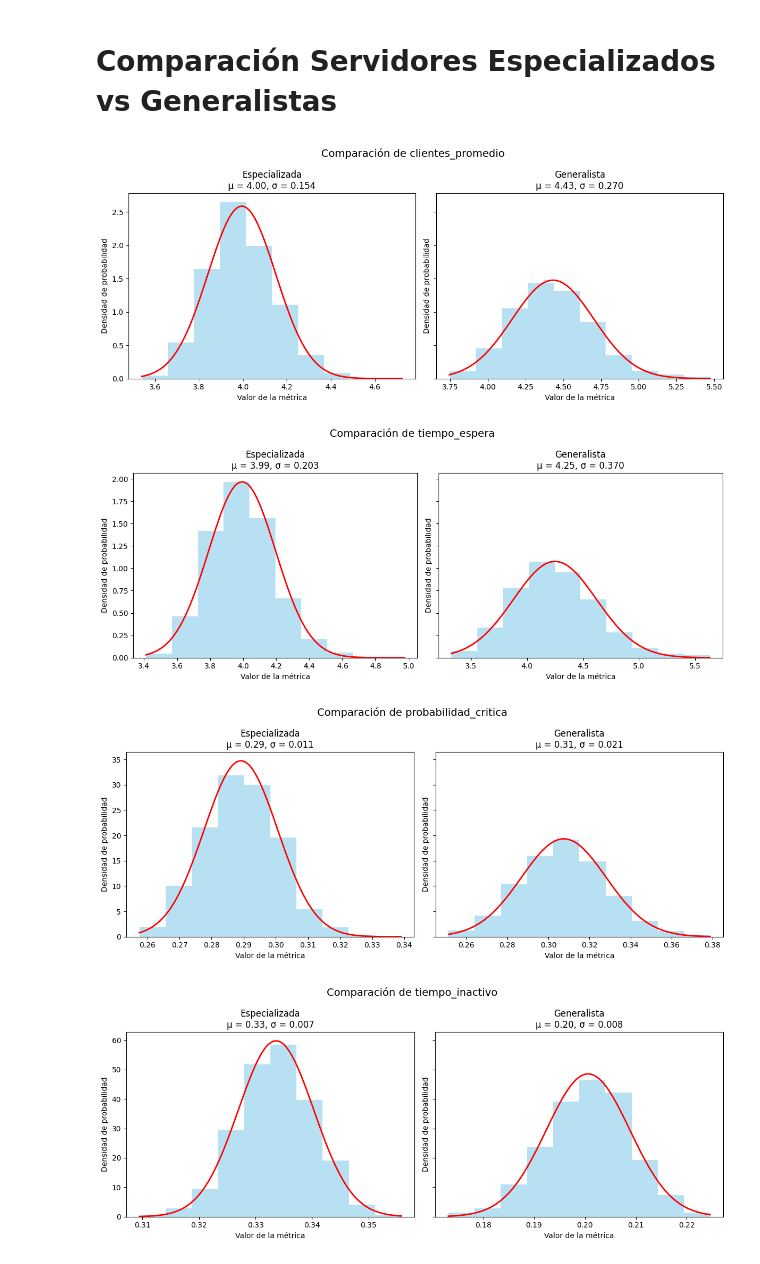
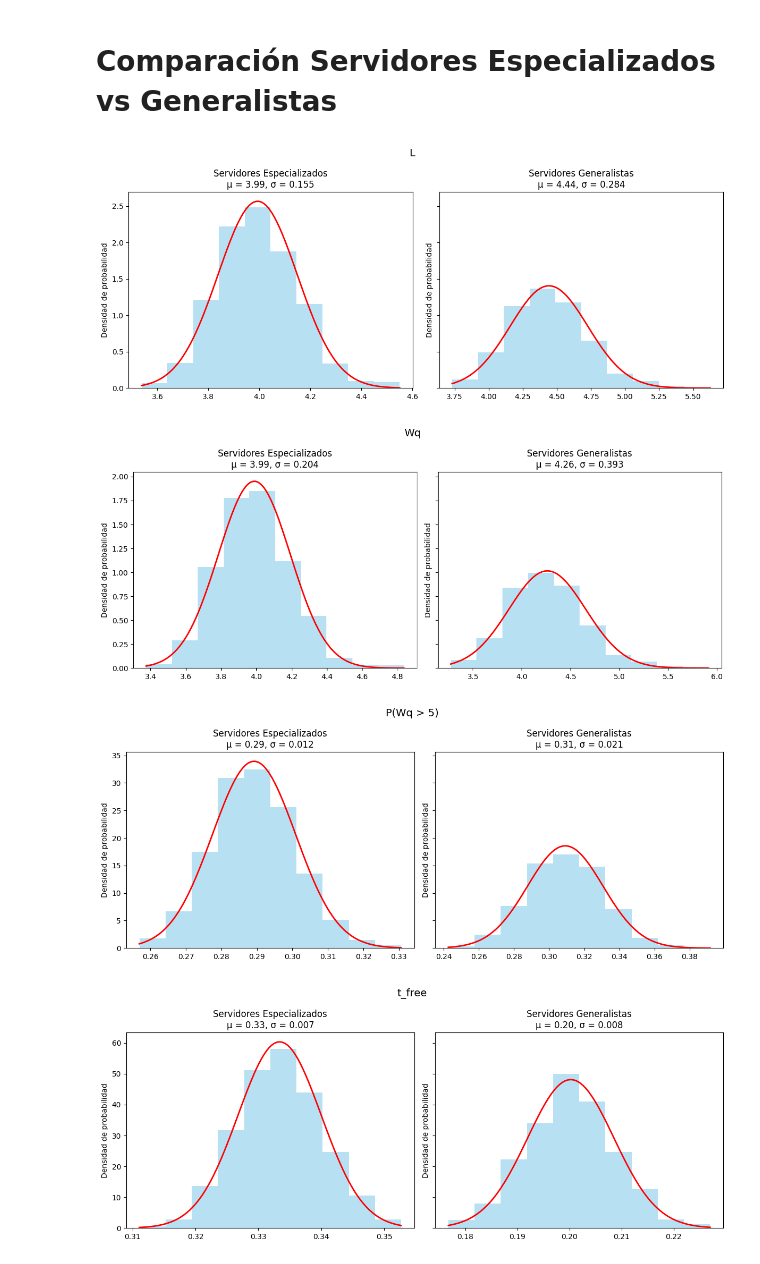
Before and after one commit to lido1015/QueueSim, a Jupyter notebook: sim.ipynb, the cells around one changed output. Drawn from its saved outputs; the diff is of its cells as text; code cells hidden in the pictures.

```diff
--- a/sim.ipynb
+++ b/sim.ipynb
@@ -135,19 +161,19 @@ import matplotlib.pyplot as plt
 import numpy as np
 from scipy.stats import norm
 
-def run_multiple_simulations(n_simulations, strategy, lambda1, lambda2, mu1, mu2, tk, sim_time):
+def run_multiple_simulations(n, s, lambda1, lambda2, t1, t2, tk, sim_time):
     """
     Ejecuta múltiples simulaciones y recolecta métricas
     """
     metrics = {
-        'avg_clients': [],
-        'waiting_time': [],
-        'p_over_tk': [],
-        'idle_time': []
+        'L': [],
+        'Wq': [],
+        'P_Wq_over_tk': [],
+        't_free': []
     }
 
-    for _ in range(n_simulations):
-        result = simulate(strategy, lambda1, lambda2, mu1, mu2, tk, sim_time)
+    for _ in range(n):
+        result = simulate(s, lambda1, lambda2, t1, t2, tk, sim_time)
         for key in metrics:
             metrics[key].append(result[key])
 
@@ -157,55 +183,48 @@ def plot_combined_metric(metric_name, data_esp, data_gen, bins=10):
 
 
     fig, (ax1, ax2) = plt.subplots(1, 2, figsize=(12, 5), sharey=True)
-    fig.suptitle(f'Comparación de {metric_name}', fontsize=14)
+    fig.suptitle(f'{metric_name}', fontsize=14)
 
-    # Configuración común
-    hist_params = {
-        'density': True,
-        'color': 'lightblue',
-        'edgecolor': 'navy',
-        'alpha': 0.7
-    }
+
 
     # Estrategia especializada
     mu_esp, sigma_esp = np.mean(data_esp), np.std(data_esp)
     ax1.hist(data_esp,bins=10,density=True,alpha=0.6,color='skyblue')
     x_esp = np.linspace(min(data_esp), max(data_esp), 100)
     ax1.plot(x_esp, norm.pdf(x_esp, mu_esp, sigma_esp), 'r-', linewidth=2)
-    ax1.set_title(f'Especializada\nμ = {mu_esp:.2f}, σ = {sigma_esp:.3f}')
+    ax1.set_title(f'Servidores Especializados\nμ = {mu_esp:.2f}, σ = {sigma_esp:.3f}')
 
     # Estrategia generalista
     mu_gen, sigma_gen = np.mean(data_gen), np.std(data_gen)
     ax2.hist(data_gen, bins=10,density=True,alpha=0.6,color='skyblue')
     x_gen = np.linspace(min(data_gen), max(data_gen), 100)
     ax2.plot(x_gen, norm.pdf(x_gen, mu_gen, sigma_gen), 'r-', linewidth=2)
-    ax2.set_title(f'Generalista\nμ = {mu_gen:.2f}, σ = {sigma_gen:.3f}')
+    ax2.set_title(f'Servidores Generalistas\nμ = {mu_gen:.2f}, σ = {sigma_gen:.3f}')
 
     # Etiquetas comunes
     for ax in [ax1, ax2]:
-        ax.set_xlabel('Valor de la métrica')
         ax.set_ylabel('Densidad de probabilidad')
 
     plt.tight_layout()
     plt.show()
     plt.close()
 
 
-results_specialized = run_multiple_simulations(1000, "especializado", 20,20,30,30,5,480)
-results_general = run_multiple_simulations(1000, "generalista", 20,20,25,25,5,480)
+results_specialized = run_multiple_simulations(1000, "specialized", 20,20,2,2,5,480)
+results_general = run_multiple_simulations(1000, "generalist", 20,20,2.4,2.4,5,480)
 
 # Ejemplo de uso después de recolectar los datos
 metricas = {
-    'clientes_promedio': (results_specialized['avg_clients'], results_general['avg_clients']),
-    'tiempo_espera': (results_specialized['waiting_time'], results_general['waiting_time']),
-    'probabilidad_critica': (results_specialized['p_over_tk'], results_general['p_over_tk']),
-    'tiempo_inactivo': (results_specialized['idle_time'], results_general['idle_time'])
+    'L': (results_specialized['L'], results_general['L']),
+    'Wq': (results_specialized['Wq'], results_general[ 'Wq']),
+    'P(Wq > 5)': (results_specialized['P_Wq_over_tk'], results_general['P_Wq_over_tk']),
+    't_free': (results_specialized['t_free'], results_general['t_free'])
 }
 
 for nombre_metrica, (datos_esp, datos_gen) in metricas.items():
     plot_combined_metric(nombre_metrica, datos_esp, datos_gen)
 # %% [output]
-[figure, old version]
+[figure, new version]
-[figure, old version]
+[figure, new version]
-[figure, old version]
+[figure, new version]
-[figure, old version]
+[figure, new version]
```
Also changed, not shown: parts of 5 cells of this notebook, 10 other files.
